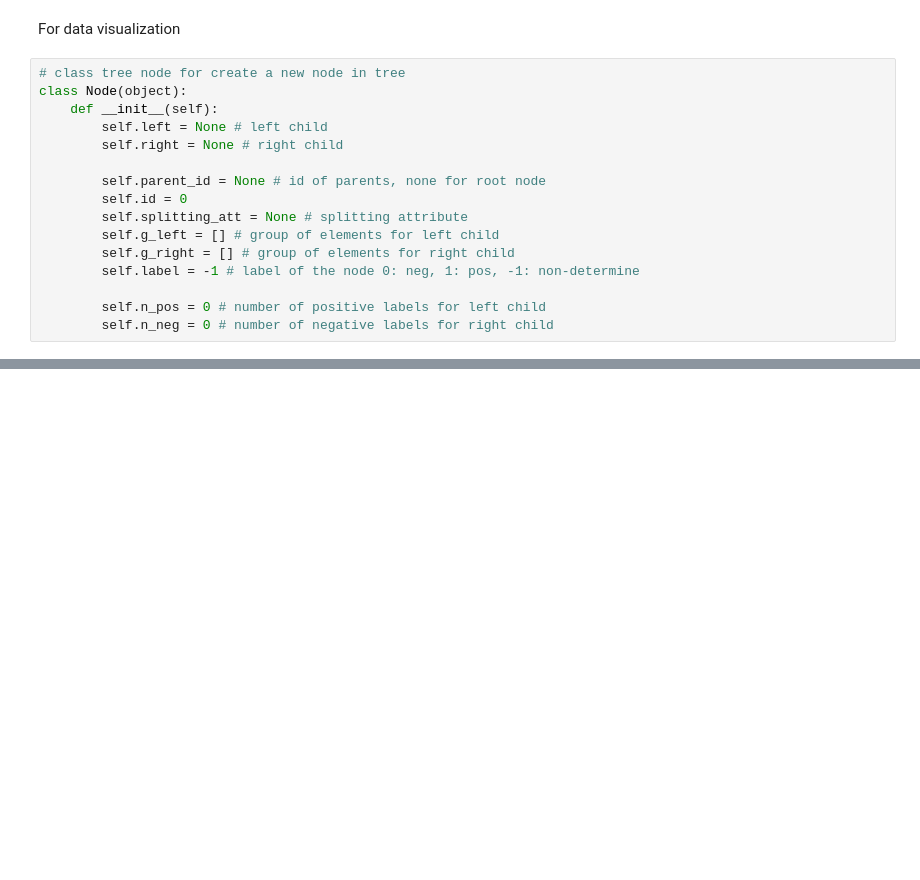
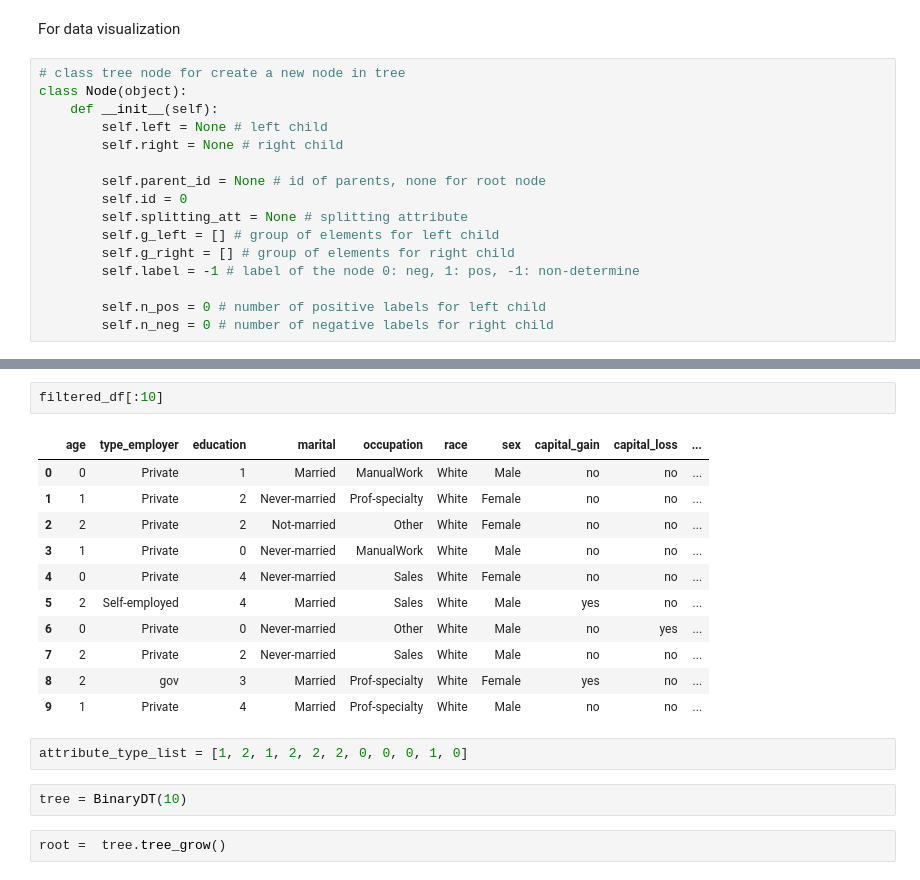
Before and after one commit to CuongNN218/DecisionTree, a Jupyter notebook: preprocessing.ipynb, the cells around one changed output, grey strips where cells are left out. Drawn from its saved outputs; the diff is of its cells as text; blank space fills up the shorter version.

```diff
--- a/preprocessing.ipynb
+++ b/preprocessing.ipynb
@@ -707,3 +794,23 @@ class BinaryDT(object):
             # recursive to the right
             root.right = self.tree_grow(df_right, remain_atts, node_id, node.id)
         return root
+# %%
+filtered_df[:10]
+# %% [output]
+|  | age | type_employer | education | marital | occupation | race | sex | capital_gain | capital_loss | ... |
+| 0 | 0 | Private | 1 | Married | ManualWork | White | Male | no | no | ... |
+| 1 | 1 | Private | 2 | Never-married | Prof-specialty | White | Female | no | no | ... |
+| 2 | 2 | Private | 2 | Not-married | Other | White | Female | no | no | ... |
+| 3 | 1 | Private | 0 | Never-married | ManualWork | White | Male | no | no | ... |
+| 4 | 0 | Private | 4 | Never-married | Sales | White | Female | no | no | ... |
+| 5 | 2 | Self-employed | 4 | Married | Sales | White | Male | yes | no | ... |
+| 6 | 0 | Private | 0 | Never-married | Other | White | Male | no | yes | ... |
+| 7 | 2 | Private | 2 | Never-married | Sales | White | Male | no | no | ... |
+| 8 | 2 | gov | 3 | Married | Prof-specialty | White | Female | yes | no | ... |
+| 9 | 1 | Private | 4 | Married | Prof-specialty | White | Male | no | no | ... |
+# %%
+attribute_type_list = [1, 2, 1, 2, 2, 2, 0, 0, 0, 1, 0]
+# %%
+tree = BinaryDT(10)
+# %%
+root =  tree.tree_grow()
```
Also changed, not shown: parts of 19 cells of this notebook.
